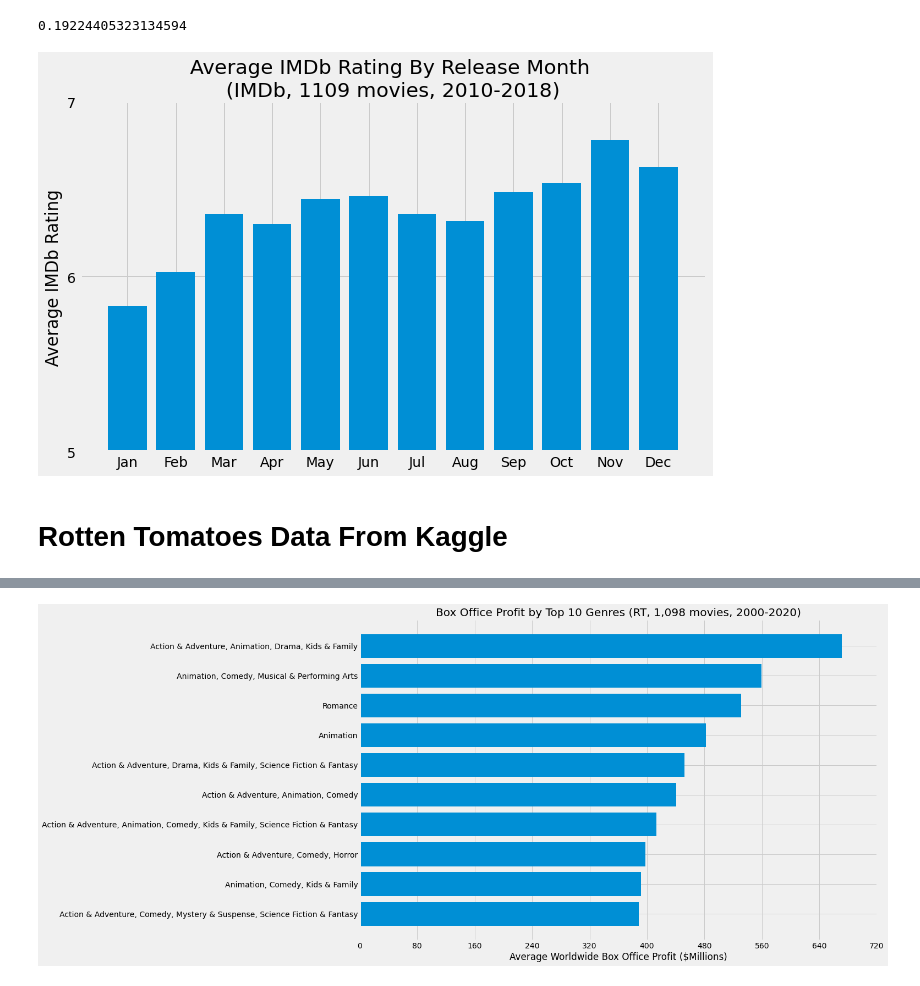
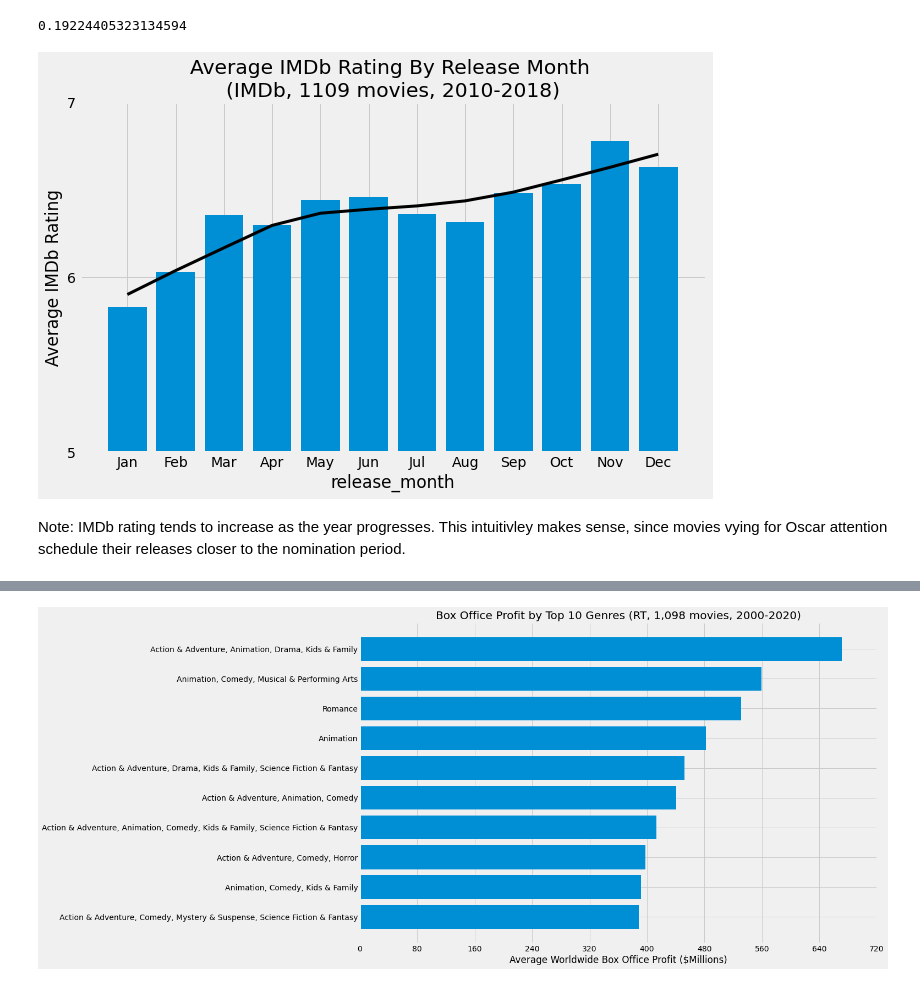
Before and after one commit to nate-walter/Movie-Studio-Project, a Jupyter notebook: Ben's Notebook.ipynb, the cells around one changed output, grey strips where cells are left out. Cells and saved outputs as stored; diff of their text form; code cells hidden in the pictures.

```diff
--- a/Ben's Notebook.ipynb
+++ b/Ben's Notebook.ipynb
@@ -246,21 +296,21 @@ imdb_cleaned_copy.corr()['averagerating']['release_month']
 # %%
 #create a plot average IMDb rating by relase month using imdb_cleaned_copy
 fig, ax = plt.subplots(figsize=(10,6))
 x = imdb_cleaned_copy.groupby('release_month').averagerating.mean().index
 y = imdb_cleaned_copy.groupby('release_month').averagerating.mean().values
 ax.bar(x,y)
+ax = sns.regplot(x, y, scatter = False,  color = 'black', lowess = True, line_kws={'linewidth':3})
+
 ax.set_ylabel('Average IMDb Rating')
 ax.set_title('Average IMDb Rating By Release Month \n(IMDb, 1109 movies, 2010-2018)')
 ax.set_yticks(range(5,8,1))
 ax.set_yticklabels(range(5,8,1))
 ax.set_ylim(bottom=5, top=7)
 
 month_starts = range(1,13,1)
 month_names = ['Jan','Feb','Mar','Apr','May','Jun',
                'Jul','Aug','Sep','Oct','Nov','Dec']
 ax.set_xticks(month_starts)
 ax.set_xticklabels(month_names);
 # %% [output]
-[figure, old version]
+[figure, new version]
-# %% [markdown]
-# Rotten Tomatoes Data From Kaggle
@@ -268,0 +317,2 @@ rt_kaggle = pd.read_csv('zippedData/rotten_tomatoes_movies.csv')
+# %% [markdown]
+Note:  IMDb rating tends to increase as the year progresses.  This intuitivley makes sense, since movies vying for Oscar attention schedule their releases closer to the nomination period.
```
Also changed, not shown: parts of 33 cells of this notebook.
